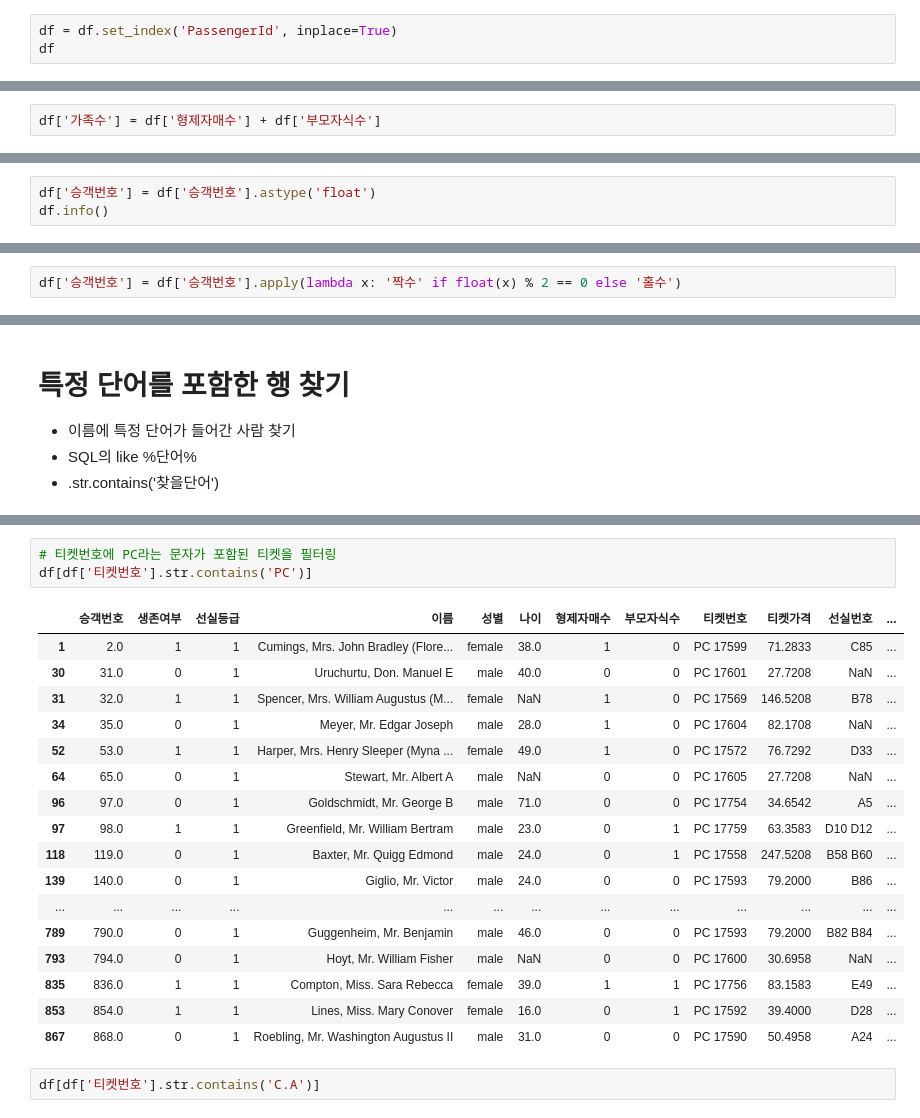
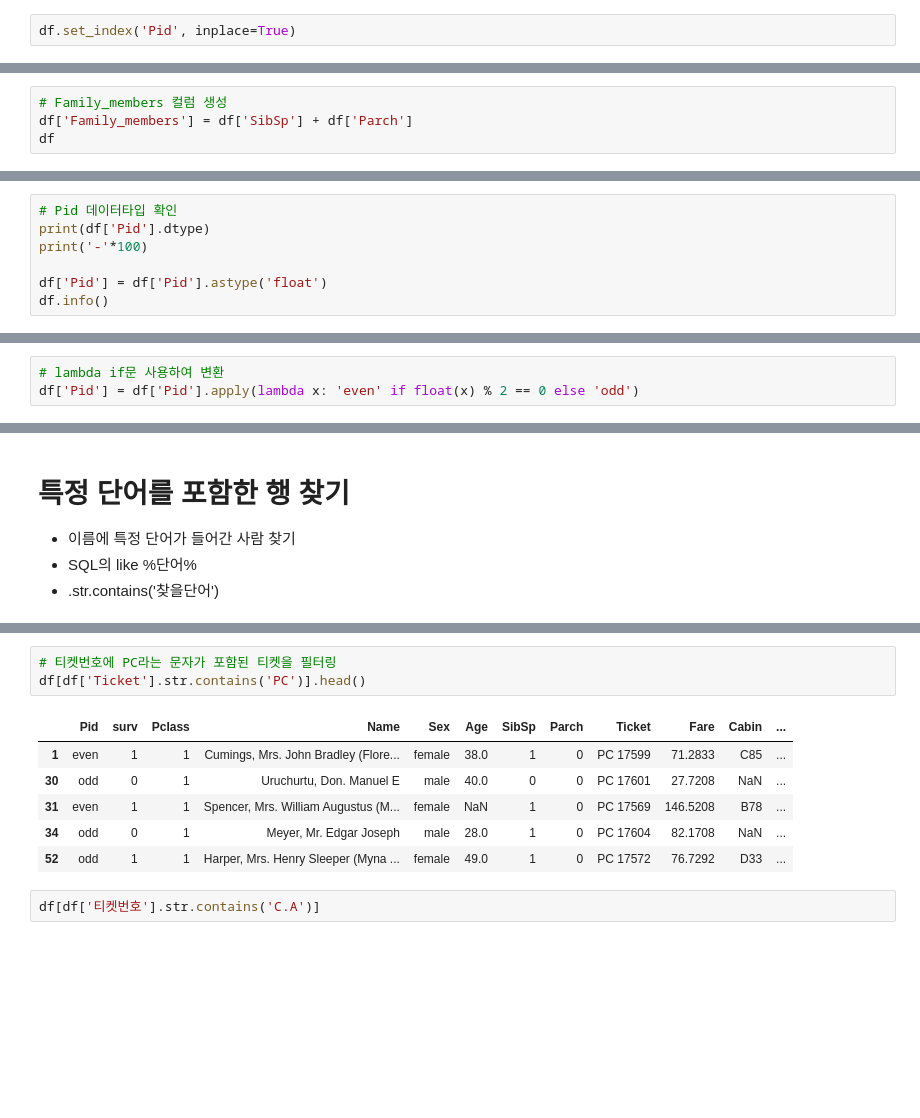
Before and after one commit to KEEPGOINGNOW/Fintech_Service_2nd, a Jupyter notebook: 05_Machine_Learning/02_pandas_사용법.ipynb, the cells around one changed output, grey strips where cells are left out. Saved outputs shown, nothing was run; the diff lists cells and outputs as text; blank space fills up the shorter version.

```diff
--- a/05_Machine_Learning/02_pandas_사용법.ipynb
+++ b/05_Machine_Learning/02_pandas_사용법.ipynb
@@ -598,4 +659,3 @@ df.sort_values(by=['Pclass', 'Age'], ascending=False)
 - set_index('컬럼명')
 # %%
-df = df.set_index('PassengerId', inplace=True)
-df
+df.set_index('Pid', inplace=True)
@@ -708,2 +772,4 @@ df
 # %%
-df['가족수'] = df['형제자매수'] + df['부모자식수']
+# Family_members 컬럼 생성
+df['Family_members'] = df['SibSp'] + df['Parch']
+df
@@ -750,6 +816,10 @@ df.drop(['가족수'], axis=1)
 - astype(자료형)
 - apply(자료형)
 # %%
-df['승객번호'] = df['승객번호'].astype('float')
+# Pid 데이터타입 확인
+print(df['Pid'].dtype)
+print('-'*100)
+
+df['Pid'] = df['Pid'].astype('float')
 df.info()
 # %% [output]
@@ -774,5 +841,6 @@ Data columns (total 13 columns):
 dtypes: float64(3), int64(5), object(5)
 memory usage: 90.6+ KB
 # %%
-df['승객번호'] = df['승객번호'].apply(lambda x: '짝수' if float(x) % 2 == 0 else '홀수')
+# lambda if문 사용하여 변환
+df['Pid'] = df['Pid'].apply(lambda x: 'even' if float(x) % 2 == 0 else 'odd')
 # %%
@@ -989,24 +1074,13 @@ df[df['이름'].str.contains('Joseph')]
 # %%
 # 티켓번호에 PC라는 문자가 포함된 티켓을 필터링
-df[df['티켓번호'].str.contains('PC')]
+df[df['Ticket'].str.contains('PC')].head()
 # %% [output]
-|  | 승객번호 | 생존여부 | 선실등급 | 이름 | 성별 | 나이 | 형제자매수 | 부모자식수 | 티켓번호 | 티켓가격 | 선실번호 | ... |
-| 1 | 2.0 | 1 | 1 | Cumings, Mrs. John Bradley (Flore... | female | 38.0 | 1 | 0 | PC 17599 | 71.2833 | C85 | ... |
-| 30 | 31.0 | 0 | 1 | Uruchurtu, Don. Manuel E | male | 40.0 | 0 | 0 | PC 17601 | 27.7208 | NaN | ... |
-| 31 | 32.0 | 1 | 1 | Spencer, Mrs. William Augustus (M... | female | NaN | 1 | 0 | PC 17569 | 146.5208 | B78 | ... |
-| 34 | 35.0 | 0 | 1 | Meyer, Mr. Edgar Joseph | male | 28.0 | 1 | 0 | PC 17604 | 82.1708 | NaN | ... |
-| 52 | 53.0 | 1 | 1 | Harper, Mrs. Henry Sleeper (Myna ... | female | 49.0 | 1 | 0 | PC 17572 | 76.7292 | D33 | ... |
-| 64 | 65.0 | 0 | 1 | Stewart, Mr. Albert A | male | NaN | 0 | 0 | PC 17605 | 27.7208 | NaN | ... |
-| 96 | 97.0 | 0 | 1 | Goldschmidt, Mr. George B | male | 71.0 | 0 | 0 | PC 17754 | 34.6542 | A5 | ... |
-| 97 | 98.0 | 1 | 1 | Greenfield, Mr. William Bertram | male | 23.0 | 0 | 1 | PC 17759 | 63.3583 | D10 D12 | ... |
-| 118 | 119.0 | 0 | 1 | Baxter, Mr. Quigg Edmond | male | 24.0 | 0 | 1 | PC 17558 | 247.5208 | B58 B60 | ... |
-| 139 | 140.0 | 0 | 1 | Giglio, Mr. Victor | male | 24.0 | 0 | 0 | PC 17593 | 79.2000 | B86 | ... |
-| ... | ... | ... | ... | ... | ... | ... | ... | ... | ... | ... | ... | ... |
-| 789 | 790.0 | 0 | 1 | Guggenheim, Mr. Benjamin | male | 46.0 | 0 | 0 | PC 17593 | 79.2000 | B82 B84 | ... |
-| 793 | 794.0 | 0 | 1 | Hoyt, Mr. William Fisher | male | NaN | 0 | 0 | PC 17600 | 30.6958 | NaN | ... |
-| 835 | 836.0 | 1 | 1 | Compton, Miss. Sara Rebecca | female | 39.0 | 1 | 1 | PC 17756 | 83.1583 | E49 | ... |
-| 853 | 854.0 | 1 | 1 | Lines, Miss. Mary Conover | female | 16.0 | 0 | 1 | PC 17592 | 39.4000 | D28 | ... |
-| 867 | 868.0 | 0 | 1 | Roebling, Mr. Washington Augustus II | male | 31.0 | 0 | 0 | PC 17590 | 50.4958 | A24 | ... |
+|  | Pid | surv | Pclass | Name | Sex | Age | SibSp | Parch | Ticket | Fare | Cabin | ... |
+| 1 | even | 1 | 1 | Cumings, Mrs. John Bradley (Flore... | female | 38.0 | 1 | 0 | PC 17599 | 71.2833 | C85 | ... |
+| 30 | odd | 0 | 1 | Uruchurtu, Don. Manuel E | male | 40.0 | 0 | 0 | PC 17601 | 27.7208 | NaN | ... |
+| 31 | even | 1 | 1 | Spencer, Mrs. William Augustus (M... | female | NaN | 1 | 0 | PC 17569 | 146.5208 | B78 | ... |
+| 34 | odd | 0 | 1 | Meyer, Mr. Edgar Joseph | male | 28.0 | 1 | 0 | PC 17604 | 82.1708 | NaN | ... |
+| 52 | odd | 1 | 1 | Harper, Mrs. Henry Sleeper (Myna ... | female | 49.0 | 1 | 0 | PC 17572 | 76.7292 | D33 | ... |
 # %%
 df[df['티켓번호'].str.contains('C.A')]
 # %% [output]
```
Also changed, not shown: parts of 85 cells of this notebook, 2 other files.
